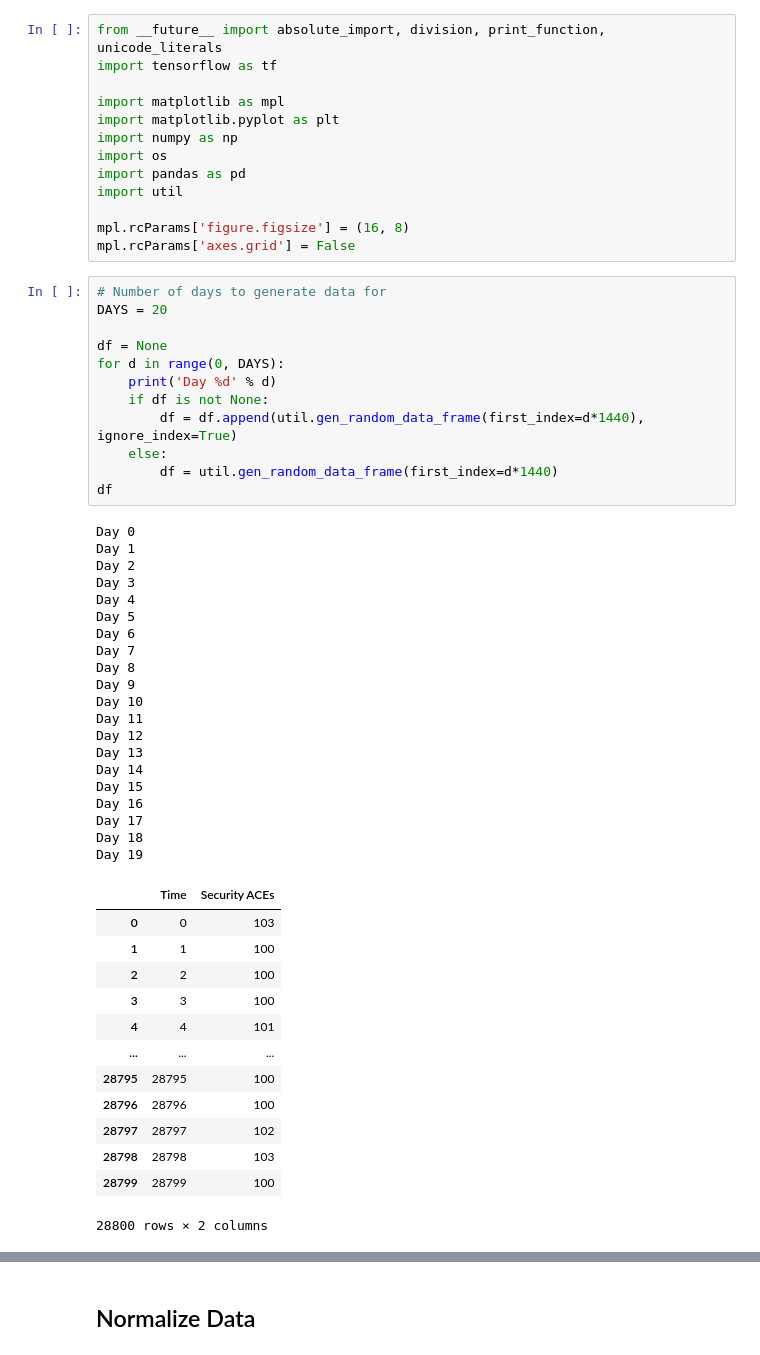
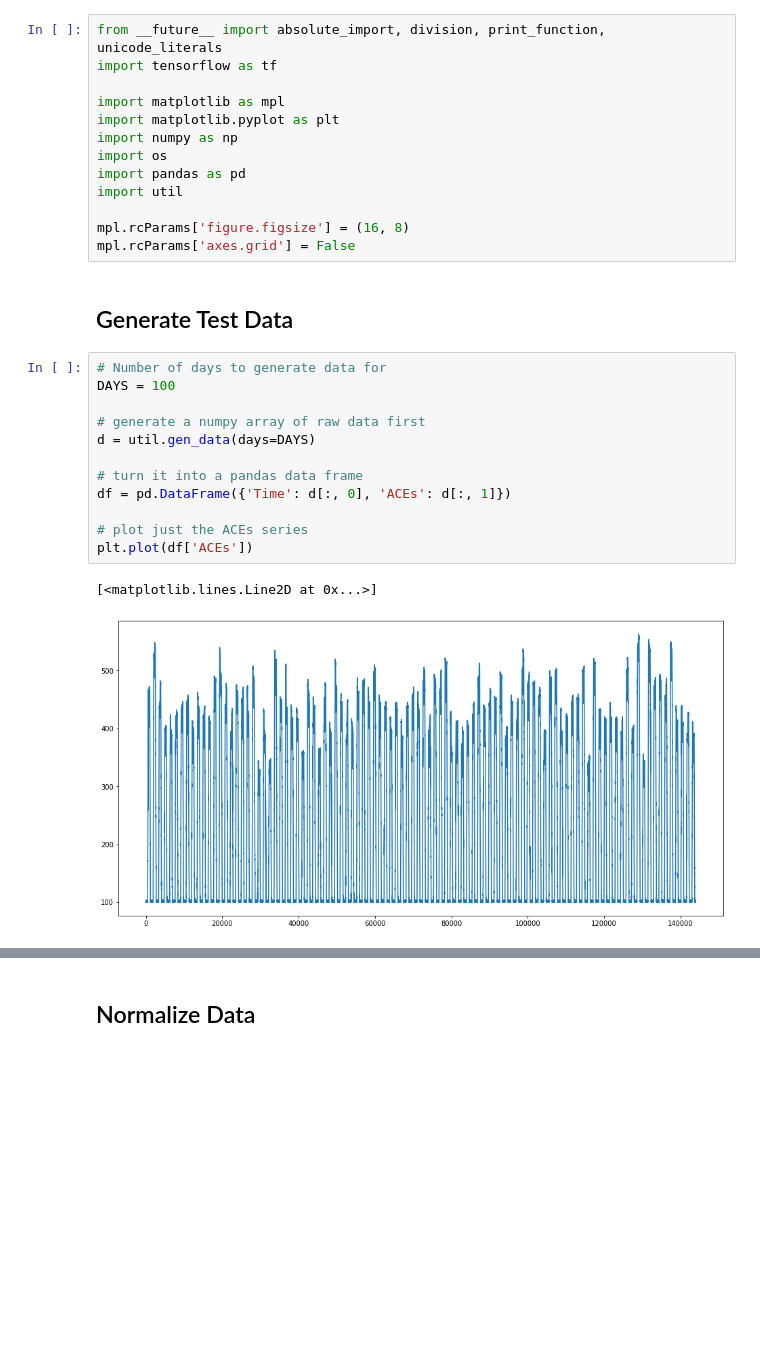
Before and after one commit to einarnn/analytics, a Jupyter notebook: tf-time-series.ipynb, the cells around one changed output, grey strips where cells are left out. Cells and saved outputs as stored; diff of their text form; blank space fills up the shorter version.

```diff
--- a/tf-time-series.ipynb
+++ b/tf-time-series.ipynb
@@ -15,49 +17,20 @@ import util
 
 mpl.rcParams['figure.figsize'] = (16, 8)
 mpl.rcParams['axes.grid'] = False
-# %%
-# Number of days to generate data for
-DAYS = 20
-
-df = None
-for d in range(0, DAYS):
-    print('Day %d' % d)
-    if df is not None:
-        df = df.append(util.gen_random_data_frame(first_index=d*1440), ignore_index=True)
-    else:
-        df = util.gen_random_data_frame(first_index=d*1440)
-df
-# %% [output]
-Day 0
-Day 1
-Day 2
-Day 3
-Day 4
-Day 5
-Day 6
-Day 7
-Day 8
-Day 9
-Day 10
-Day 11
-Day 12
-Day 13
-Day 14
-Day 15
-Day 16
-Day 17
-Day 18
-Day 19
-|  | Time | Security ACEs |
-| 0 | 0 | 103 |
-| 1 | 1 | 100 |
-| 2 | 2 | 100 |
-| 3 | 3 | 100 |
-| 4 | 4 | 101 |
-| ... | ... | ... |
-| 28795 | 28795 | 100 |
-| 28796 | 28796 | 100 |
-| 28797 | 28797 | 102 |
-| 28798 | 28798 | 103 |
-| 28799 | 28799 | 100 |
-28800 rows × 2 columns
+# %% [markdown]
+## Generate Test Data
+# %%
+# Number of days to generate data for
+DAYS = 100
+
+# generate a numpy array of raw data first
+d = util.gen_data(days=DAYS)
+
+# turn it into a pandas data frame
+df = pd.DataFrame({'Time': d[:, 0], 'ACEs': d[:, 1]})
+
+# plot just the ACEs series
+plt.plot(df['ACEs'])
+# %% [output]
+[<matplotlib.lines.Line2D at 0x...>]
+[figure, added]
```
Also changed, not shown: parts of 30 cells of this notebook, 3 other files.
